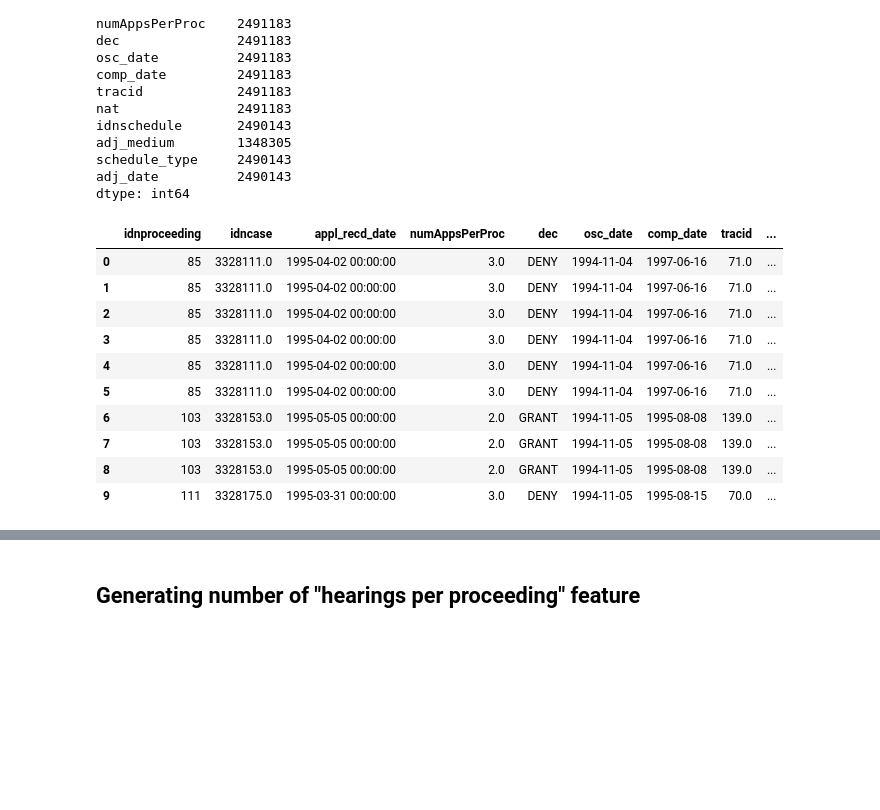
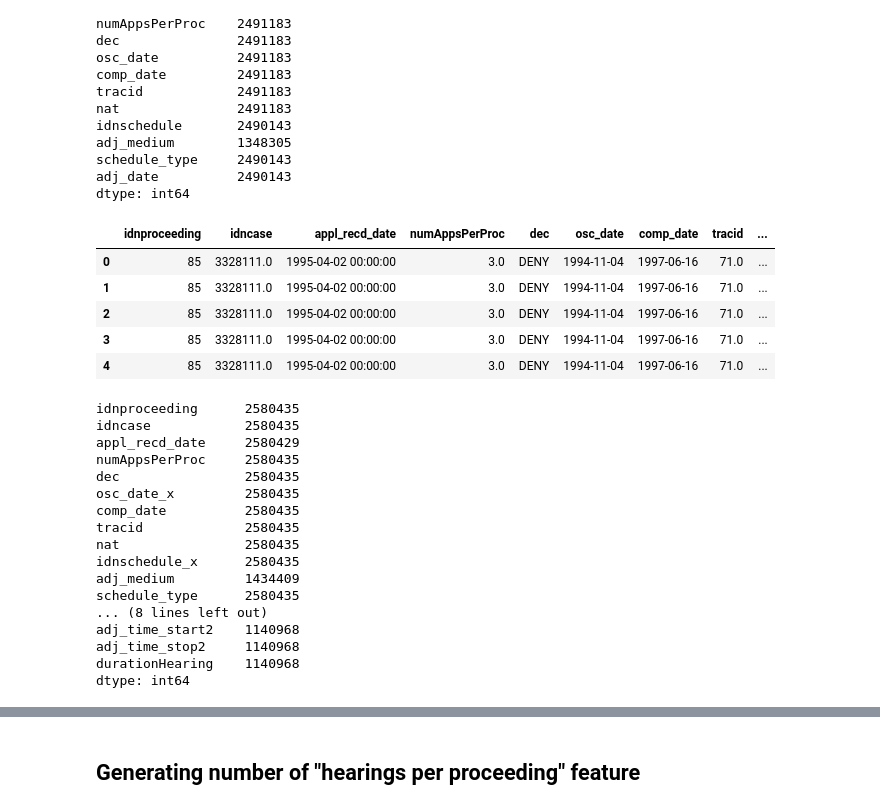
Before and after one commit to aspenyoo/refugees, a Jupyter notebook: Cleaning Schedule.ipynb, the cells around one changed output, grey strips where cells are left out. Cells and saved outputs as stored; diff of their text form; code cells hidden in the pictures; blank space fills up the shorter version.

```diff
--- a/Cleaning Schedule.ipynb
+++ b/Cleaning Schedule.ipynb
@@ -63,0 +76,5 @@ sched.head(5)
+# %%
+sched['adj_date'] = sched['adj_date'].astype('str')
+# delete dates invalid formats
+sched = sched[sched['adj_date'].apply(lambda x: len(x) == 9)]
+sched['adj_date'] = pd.to_datetime(sched['adj_date'], format='%d%b%Y')
@@ -101,16 +148,11 @@ adj_date          2490143
 dtype: int64
 # %%
 # checking merged dataframe
-merged_sched_master.head(10)
+merged_sched_master.head(5)
 # %% [output]
 |  | idnproceeding | idncase | appl_recd_date | numAppsPerProc | dec | osc_date | comp_date | tracid | ... |
 | 0 | 85 | 3328111.0 | 1995-04-02 00:00:00 | 3.0 | DENY | 1994-11-04 | 1997-06-16 | 71.0 | ... |
 | 1 | 85 | 3328111.0 | 1995-04-02 00:00:00 | 3.0 | DENY | 1994-11-04 | 1997-06-16 | 71.0 | ... |
 | 2 | 85 | 3328111.0 | 1995-04-02 00:00:00 | 3.0 | DENY | 1994-11-04 | 1997-06-16 | 71.0 | ... |
 | 3 | 85 | 3328111.0 | 1995-04-02 00:00:00 | 3.0 | DENY | 1994-11-04 | 1997-06-16 | 71.0 | ... |
 | 4 | 85 | 3328111.0 | 1995-04-02 00:00:00 | 3.0 | DENY | 1994-11-04 | 1997-06-16 | 71.0 | ... |
-| 5 | 85 | 3328111.0 | 1995-04-02 00:00:00 | 3.0 | DENY | 1994-11-04 | 1997-06-16 | 71.0 | ... |
-| 6 | 103 | 3328153.0 | 1995-05-05 00:00:00 | 2.0 | GRANT | 1994-11-05 | 1995-08-08 | 139.0 | ... |
-| 7 | 103 | 3328153.0 | 1995-05-05 00:00:00 | 2.0 | GRANT | 1994-11-05 | 1995-08-08 | 139.0 | ... |
-| 8 | 103 | 3328153.0 | 1995-05-05 00:00:00 | 2.0 | GRANT | 1994-11-05 | 1995-08-08 | 139.0 | ... |
-| 9 | 111 | 3328175.0 | 1995-03-31 00:00:00 | 3.0 | DENY | 1994-11-05 | 1995-08-15 | 70.0 | ... |
@@ -121,0 +159,22 @@ merged_sched_master['adj_date'] = pd.to_datetime(merged_sched_master['adj_date']
+# %%
+# merging with tbl_schedule.csv
+merged_sched_master = pd.merge(merged_sched_master, tbl_sched, on=['idncase', 'idnproceeding', 'adj_date'], how='left')
+merged_sched_master.count()
+# %% [output]
+idnproceeding      2580435
+idncase            2580435
+appl_recd_date     2580429
+numAppsPerProc     2580435
+dec                2580435
+osc_date_x         2580435
+comp_date          2580435
+tracid             2580435
+nat                2580435
+idnschedule_x      2580435
+adj_medium         1434409
+schedule_type      2580435
+... (8 lines left out)
+adj_time_start2    1140968
+adj_time_stop2     1140968
+durationHearing    1140968
+dtype: int64
```
Also changed, not shown: parts of 28 cells of this notebook, 1 other file.
